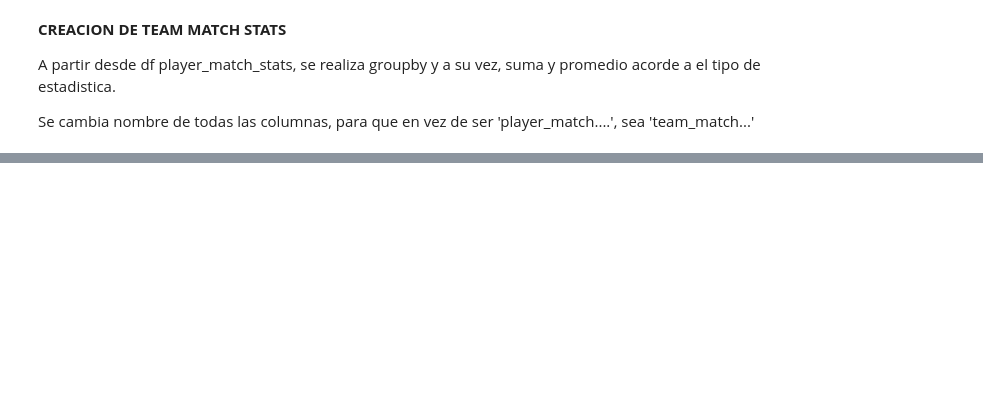
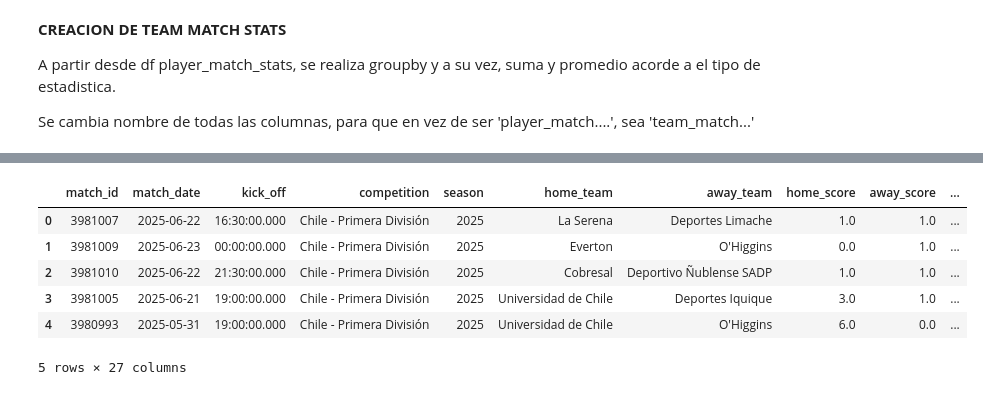
Before and after one commit to lucbra21/smartAudax, a Jupyter notebook: data/sb_extraccion_stats.ipynb, the cells around one changed output, grey strips where cells are left out. Drawn from its saved outputs; the diff is of its cells as text; code cells hidden in the pictures; blank space fills up the shorter version.

```diff
--- a/data/sb_extraccion_stats.ipynb
+++ b/data/sb_extraccion_stats.ipynb
@@ -446,2 +298,22 @@ sb.lineups(match_id = 3871997, creds=creds)['Audax Italiano']
 # %%
 lineups.to_csv('C:/Users/lucio/OneDrive/Desktop/AUDAX ITALIANO/outs_data/sb_lineups.csv', encoding='utf-8', index=False)
+# %%
+from statsbombpy import sb
+import pandas as pd
+
+STATSBOMB_USERNAME="plataforma@audaxitaliano.cl"
+STATSBOMB_PASSWORD="1kC6oQjp"
+
+creds={"user":STATSBOMB_USERNAME, "passwd": STATSBOMB_PASSWORD}
+
+matches = sb.matches(competition_id=103, season_id=315, creds=creds)
+
+matches.head()
+# %% [output]
+|  | match_id | match_date | kick_off | competition | season | home_team | away_team | home_score | away_score | ... |
+| 0 | 3981007 | 2025-06-22 | 16:30:00.000 | Chile - Primera División | 2025 | La Serena | Deportes Limache | 1.0 | 1.0 | ... |
+| 1 | 3981009 | 2025-06-23 | 00:00:00.000 | Chile - Primera División | 2025 | Everton | O'Higgins | 0.0 | 1.0 | ... |
+| 2 | 3981010 | 2025-06-22 | 21:30:00.000 | Chile - Primera División | 2025 | Cobresal | Deportivo Ñublense SADP | 1.0 | 1.0 | ... |
+| 3 | 3981005 | 2025-06-21 | 19:00:00.000 | Chile - Primera División | 2025 | Universidad de Chile | Deportes Iquique | 3.0 | 1.0 | ... |
+| 4 | 3980993 | 2025-05-31 | 19:00:00.000 | Chile - Primera División | 2025 | Universidad de Chile | O'Higgins | 6.0 | 0.0 | ... |
+5 rows × 27 columns
```
Also changed, not shown: parts of 11 cells of this notebook, 5 other files.
